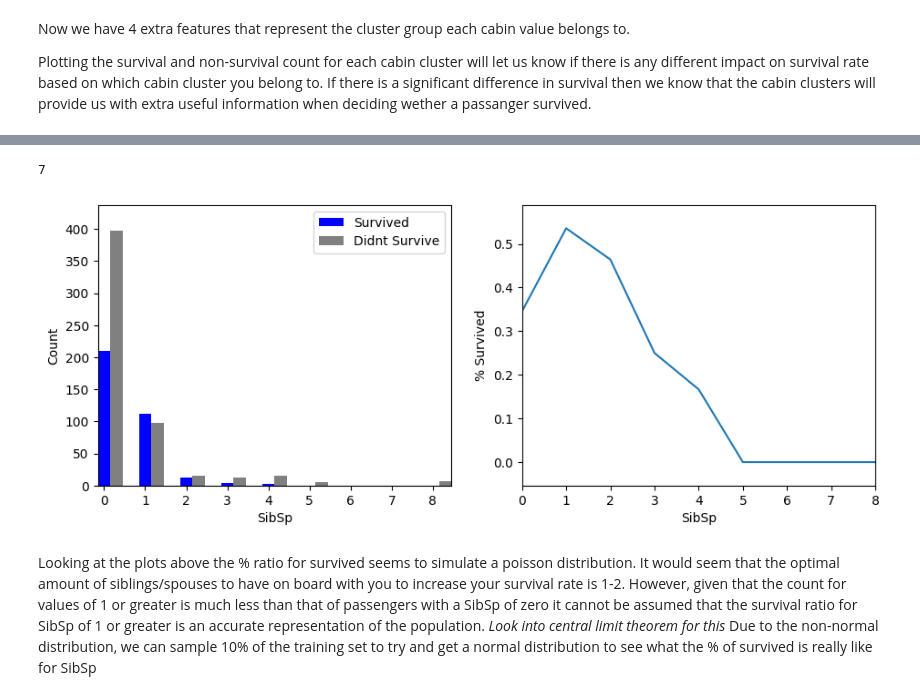
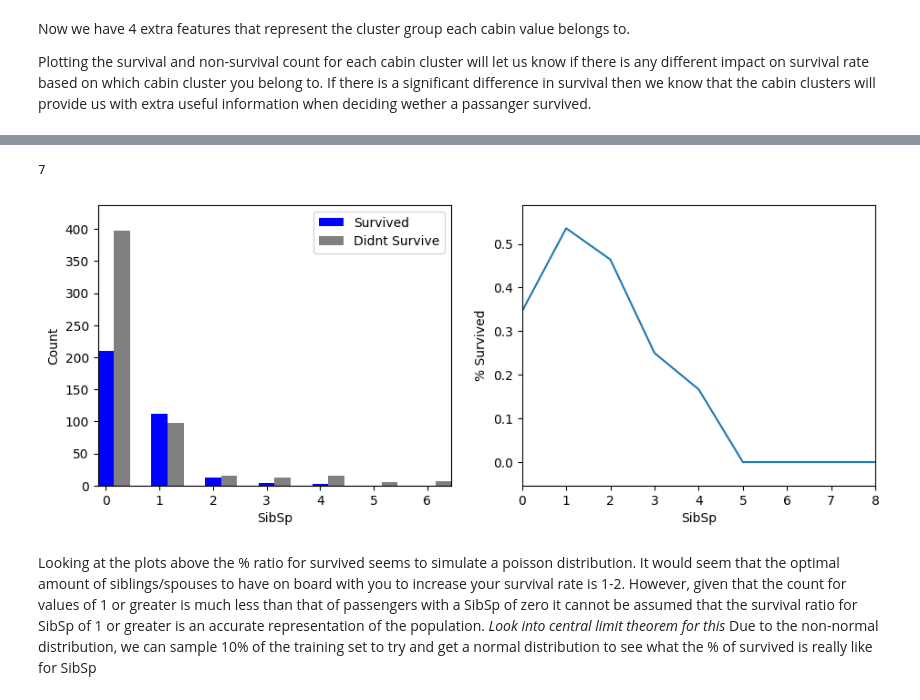
Before and after one commit to MaxymWojnowskyj/Titanic-ML-Comp, a Jupyter notebook: Titanic_NoteBook.ipynb, the cells around one changed output, grey strips where cells are left out. Drawn from its saved outputs; the diff is of its cells as text; code cells hidden in the pictures.

```diff
--- a/Titanic_NoteBook.ipynb
+++ b/Titanic_NoteBook.ipynb
@@ -298,16 +304,24 @@ def surv_ratio_graph(df, feature):
 # %%
 #SibSp - number of siblings/spouses on board
-print(train['SibSp'].nunique())
+SibSp_nunique = train['SibSp'].nunique()
+print(SibSp_nunique)
 # Since there is only  unique values we can display the survived for each value and see how we can bin these values
 # Plotting a bar plot of the count but seperating them into survived and did not survive should give us a visual idea of the total count and the % split of survival
 
 # #https://towardsdatascience.com/a-beginners-guide-to-kaggle-s-titanic-problem-3193cb56f6ca#:~:text=Embarked%20implies%20where%20the%20traveler,the%20rest%20boarded%20from%20Queenstown.
 # #https://medium.com/the-owl/plotting-grouped-bar-chart-in-matplotlib-7700e818344f
 
-surv_ratio_graph(train, 'SibSp')
+
+
+features = ['SibSp']*SibSp_nunique
+sibsp_unique = train['SibSp'].unique()
+sibsp_unique.sort()
+feature_filters = sibsp_unique
+use_filt = True
+surv_ratio_graph(train, features, feature_filters, use_filt, 'SibSp')
 # %% [output]
 7
-[figure, old version]
+[figure, new version]
 # %% [markdown]
 Looking at the plots above the % ratio for survived seems to simulate a poisson distribution. It would seem that the optimal amount of siblings/spouses to have on board with you to increase your survival rate is 1-2. However, given that the count for values of 1 or greater is much less than that of passengers with a SibSp of zero it cannot be assumed that the survival ratio for SibSp of 1 or greater is an accurate representation of the population.
 *Look into central limit theorem for this*
```
Also changed, not shown: parts of 6 cells of this notebook.
